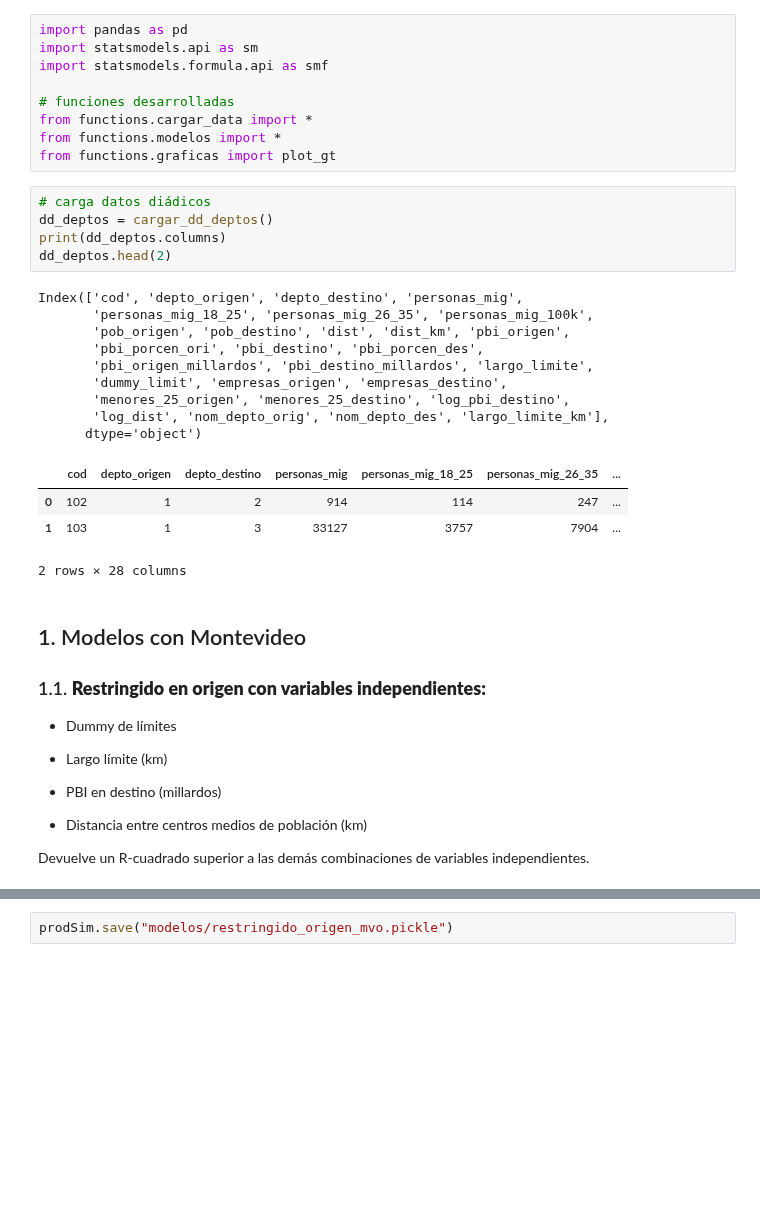
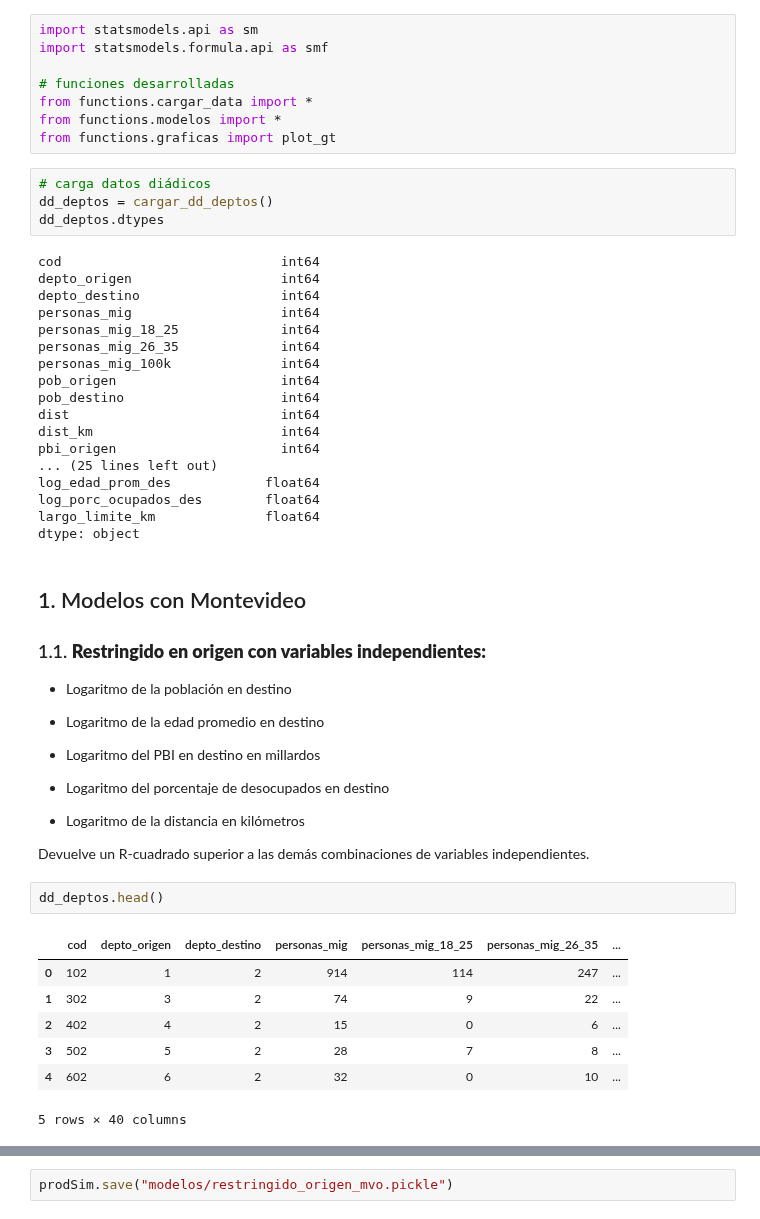
Before and after one commit to guillermodangelo/tesis, a Jupyter notebook: 07-MIE_departamentos_concreto.ipynb, the cells around one changed output, grey strips where cells are left out. Saved outputs shown, nothing was run; the diff lists cells and outputs as text; blank space fills up the shorter version.

```diff
--- a/07-MIE_departamentos_concreto.ipynb
+++ b/07-MIE_departamentos_concreto.ipynb
@@ -1,5 +1,4 @@
 # %%
-import pandas as pd
 import statsmodels.api as sm
 import statsmodels.formula.api as smf
 
@@ -10,33 +9,50 @@ from functions.graficas import plot_gt
 # %%
 # carga datos diádicos
 dd_deptos = cargar_dd_deptos()
-print(dd_deptos.columns)
-dd_deptos.head(2)
+dd_deptos.dtypes
 # %% [output]
-Index(['cod', 'depto_origen', 'depto_destino', 'personas_mig',
-       'personas_mig_18_25', 'personas_mig_26_35', 'personas_mig_100k',
-       'pob_origen', 'pob_destino', 'dist', 'dist_km', 'pbi_origen',
-       'pbi_porcen_ori', 'pbi_destino', 'pbi_porcen_des',
-       'pbi_origen_millardos', 'pbi_destino_millardos', 'largo_limite',
-       'dummy_limit', 'empresas_origen', 'empresas_destino',
-       'menores_25_origen', 'menores_25_destino', 'log_pbi_destino',
-       'log_dist', 'nom_depto_orig', 'nom_depto_des', 'largo_limite_km'],
-      dtype='object')
+cod                            int64
+depto_origen                   int64
+depto_destino                  int64
+personas_mig                   int64
+personas_mig_18_25             int64
+personas_mig_26_35             int64
+personas_mig_100k              int64
+pob_origen                     int64
+pob_destino                    int64
+dist                           int64
+dist_km                        int64
+pbi_origen                     int64
+... (25 lines left out)
+log_edad_prom_des            float64
+log_porc_ocupados_des        float64
+largo_limite_km              float64
+dtype: object
-|  | cod | depto_origen | depto_destino | personas_mig | personas_mig_18_25 | personas_mig_26_35 | ... |
-| 0 | 102 | 1 | 2 | 914 | 114 | 247 | ... |
-| 1 | 103 | 1 | 3 | 33127 | 3757 | 7904 | ... |
-2 rows × 28 columns
 # %% [markdown]
 ## 1. Modelos con Montevideo
 
 ### 1.1. **Restringido en origen con variables independientes:**
 
-- Dummy de límites
 
-- Largo límite (km)
+- Logaritmo de la población en destino
 
-- PBI en destino (millardos)
+- Logaritmo de la edad promedio en destino
 
-- Distancia entre centros medios de población (km)
+- Logaritmo del PBI en destino en millardos
+
+- Logaritmo del porcentaje de desocupados en destino
+
+- Logaritmo de la distancia en kilómetros
+
 
 Devuelve un R-cuadrado superior a las demás combinaciones de variables independientes.
+# %%
+dd_deptos.head()
+# %% [output]
+|  | cod | depto_origen | depto_destino | personas_mig | personas_mig_18_25 | personas_mig_26_35 | ... |
+| 0 | 102 | 1 | 2 | 914 | 114 | 247 | ... |
+| 1 | 302 | 3 | 2 | 74 | 9 | 22 | ... |
+| 2 | 402 | 4 | 2 | 15 | 0 | 6 | ... |
+| 3 | 502 | 5 | 2 | 28 | 7 | 8 | ... |
+| 4 | 602 | 6 | 2 | 32 | 0 | 10 | ... |
+5 rows × 40 columns
```
Also changed, not shown: parts of 4 cells of this notebook, 13 other files.
